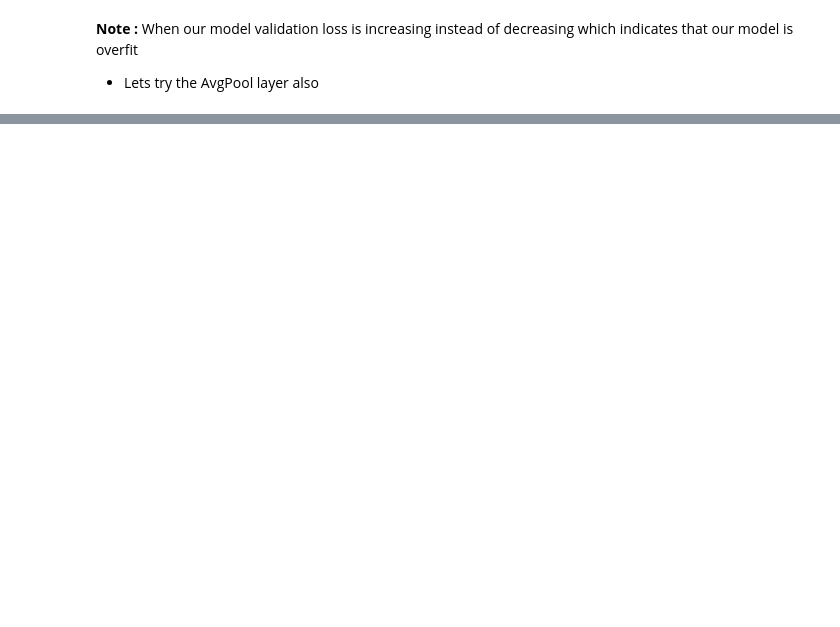
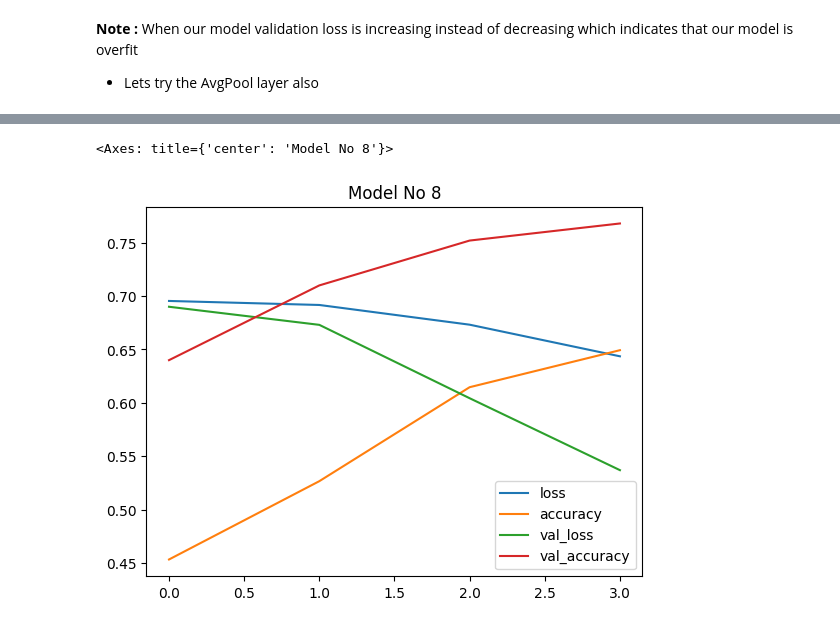
Before and after one commit to SajjaPremsai/TensorFlow, a Jupyter notebook: Convolutional_Neural_Network.ipynb, the cells around one changed output, grey strips where cells are left out. Drawn from its saved outputs; the diff is of its cells as text; code cells hidden in the pictures; blank space fills up the shorter version.

```diff
--- a/Convolutional_Neural_Network.ipynb
+++ b/Convolutional_Neural_Network.ipynb
@@ -459,0 +523,17 @@ _________________________________________________________________
+# %%
+image_model_8 = tf.keras.Sequential([
+    tf.keras.layers.Conv2D(10,3,1,activation="relu",input_shape=(224,224,3)),
+    tf.keras.layers.AvgPool2D(2),
+    tf.keras.layers.Conv2D(10,3,1,activation="relu"),
+    tf.keras.layers.AvgPool2D(2),
+    tf.keras.layers.Conv2D(10,3,1,activation="relu"),
+    tf.keras.layers.AvgPool2D(2),
+    tf.keras.layers.Flatten(),
+    tf.keras.layers.Dense(1,activation="sigmoid")
+])
+image_model_8.compile(loss=tf.keras.losses.BinaryCrossentropy(),optimizer=tf.keras.optimizers.Adam(),metrics=["accuracy"])
+history_8 = image_model_8.fit(shuffled_augmented_train_data,
+                  epochs=4,
+                  steps_per_epoch=len(shuffled_augmented_train_data),
+                  validation_data=shuffled_test_data,
+                  validation_steps=len(shuffled_test_data))
@@ -459,0 +549,6 @@ _________________________________________________________________
+# %%
+h8 = pd.DataFrame(history_8.history)
+h8.plot(title="Model No 8")
+# %% [output]
+<Axes: title={'center': 'Model No 8'}>
+[figure, added]
```
Also changed, not shown: parts of 41 cells of this notebook, 1 other file.
